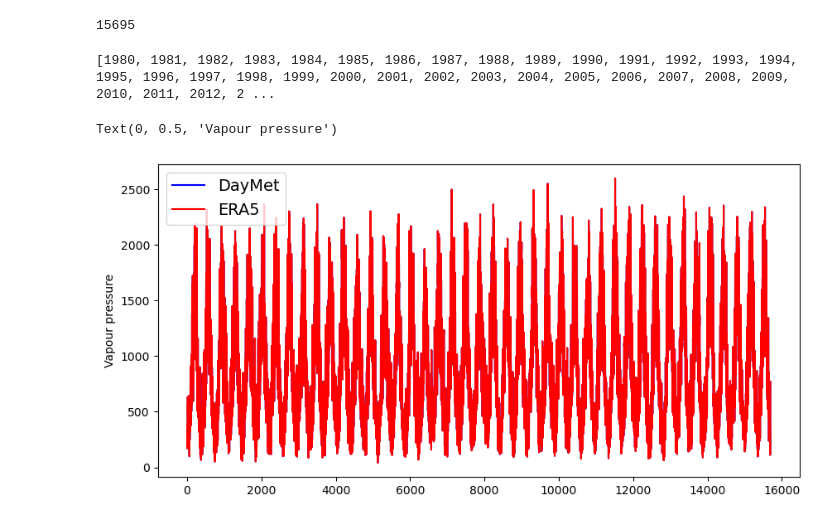
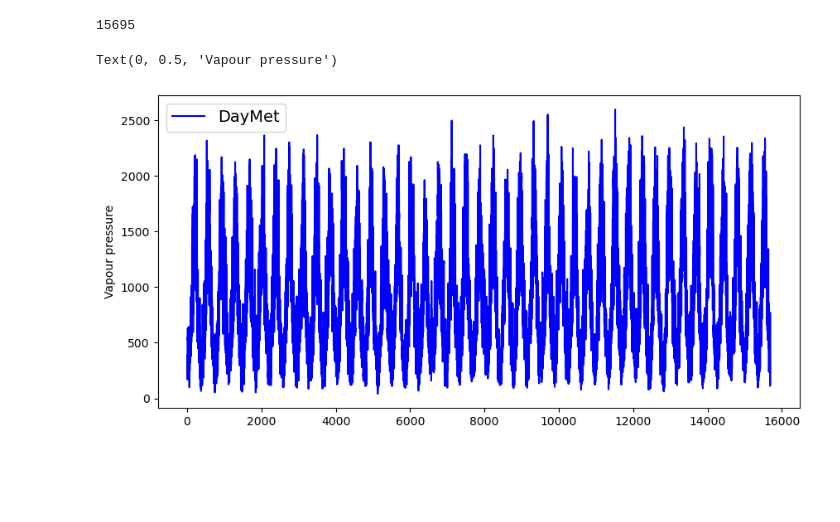
Before and after one commit to JessicaNeedham/FATES-MRV, a Jupyter notebook: climate_forcing_scripts/ERA5_PA_bias.ipynb, the cells around one changed output. Cells and saved outputs as stored; diff of their text form; code cells hidden in the pictures; blank space fills up the shorter version.

```diff
--- a/climate_forcing_scripts/ERA5_PA_bias.ipynb
+++ b/climate_forcing_scripts/ERA5_PA_bias.ipynb
@@ -381,24 +379,23 @@ print(len(ea_era_daily))
 # %% [output]
 15695
 # %%
-print(yrs)
+yrs = np.arange(1980, 2023, 1).tolist()
+months = np.arange(1,13,1).tolist()
 
 fp = '/pscratch/sd/j/jneedham/fates-mrv-runs/climate-forcing/DayMet/11751_lat_41.05734_lon_-78.69149_2024-10-01_183151_formatted.csv'
 df_daymet = pd.read_csv(fp)
 df_daymet_yr = df_daymet[df_daymet['year'].isin(yrs)]
 ea_daymet = np.squeeze(df_daymet_yr['vp (Pa)'].values)
-# %% [output]
-[1980, 1981, 1982, 1983, 1984, 1985, 1986, 1987, 1988, 1989, 1990, 1991, 1992, 1993, 1994, 1995, 1996, 1997, 1998, 1999, 2000, 2001, 2002, 2003, 2004, 2005, 2006, 2007, 2008, 2009, 2010, 2011, 2012, 2 ...
 # %%
 # Comparison EA
 xax = np.arange(0,len(ea_era_daily),1)
 fig = plt.figure(figsize=(10,5), dpi=100)
+#plt.plot(xax, ea_era_daily, 'r-', label = 'ERA5')
 plt.plot(xax, ea_daymet, 'b-', label = 'DayMet')
-plt.plot(xax, ea_era_daily, 'r-', label = 'ERA5')
 
 plt.legend(fontsize = 14)
 #plt.ylim([-15, 30])
 plt.ylabel('Vapour pressure')
 # %% [output]
 Text(0, 0.5, 'Vapour pressure')
-[figure, old version]
+[figure, new version]
```
Also changed, not shown: parts of 2 cells of this notebook, 42 other files.
